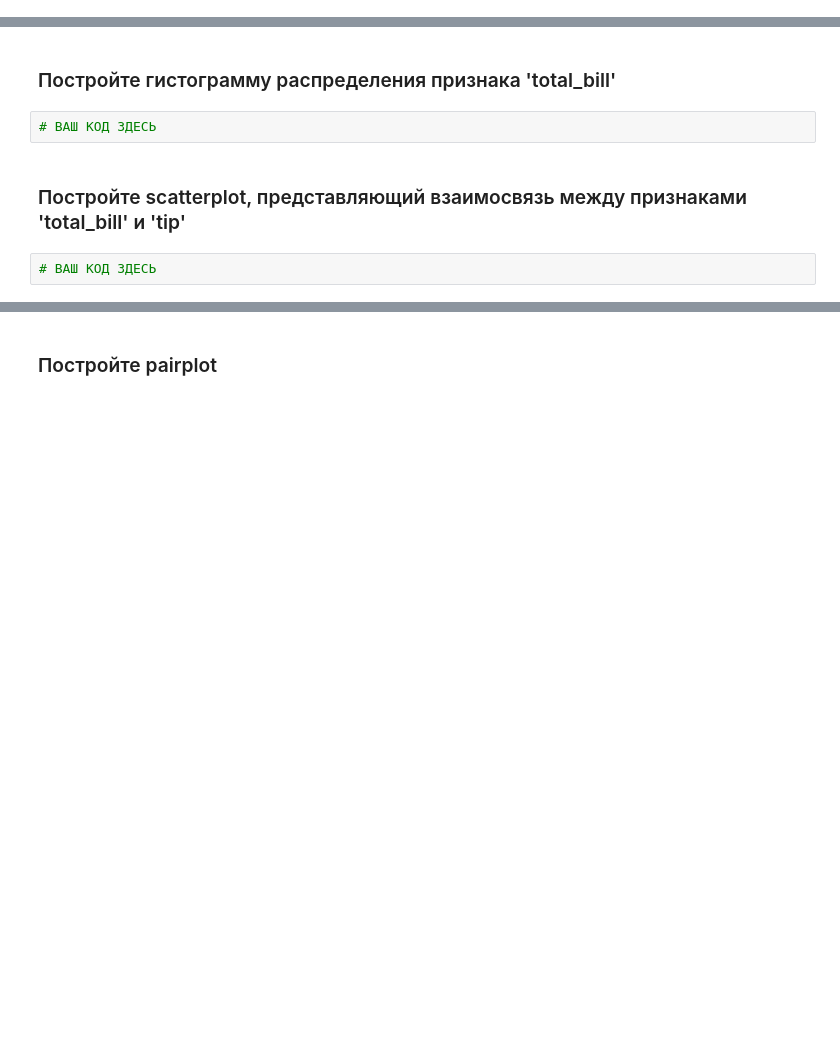
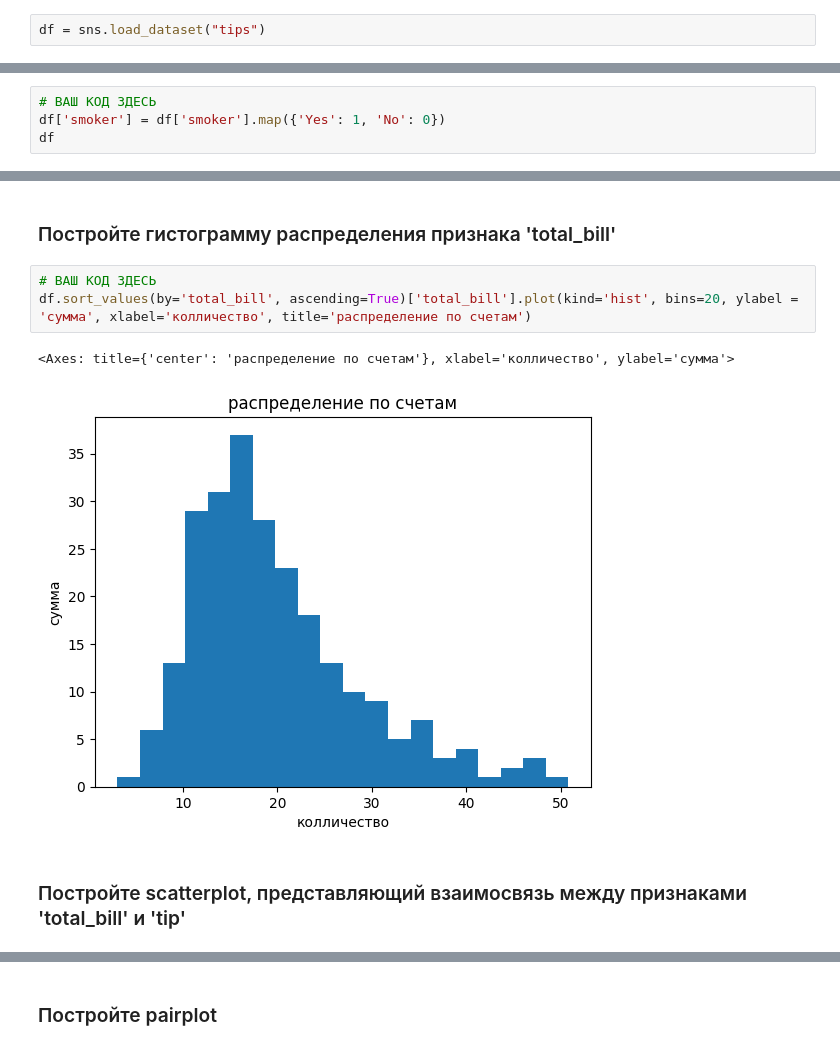
Before and after one commit to juojuk/ML-Basic, a Jupyter notebook: homework_07.ipynb, the cells around one changed output, grey strips where cells are left out. Cells and saved outputs as stored; diff of their text form; blank space fills up the shorter version.

```diff
--- a/homework_07.ipynb
+++ b/homework_07.ipynb
@@ -158,2 +159,4 @@ print(f"Среднее значение: {mean}\nСтандартное откл
+# %%
+df = sns.load_dataset("tips")
 # %% [markdown]
 ### Посмотрите на первые 5 строчек
@@ -193,0 +239,4 @@ print(f"Среднее значение: {mean}\nСтандартное откл
+# %%
+# ВАШ КОД ЗДЕСЬ
+df['smoker'] = df['smoker'].map({'Yes': 1, 'No': 0})
+df
@@ -195,9 +258,11 @@ print(f"Среднее значение: {mean}\nСтандартное откл
 # III. Visualization
 # %% [markdown]
 ### Постройте гистограмму распределения признака 'total_bill'
-# %%
-# ВАШ КОД ЗДЕСЬ
+# %%
+# ВАШ КОД ЗДЕСЬ
+df.sort_values(by='total_bill', ascending=True)['total_bill'].plot(kind='hist', bins=20, ylabel = 'сумма', xlabel='колличество', title='распределение по счетам')
+# %% [output]
+<Axes: title={'center': 'распределение по счетам'}, xlabel='колличество', ylabel='сумма'>
+[figure, added]
 # %% [markdown]
 ### Постройте scatterplot, представляющий взаимосвязь между признаками 'total_bill' и 'tip'
-# %%
-# ВАШ КОД ЗДЕСЬ
```
Also changed, not shown: parts of 24 cells of this notebook.
